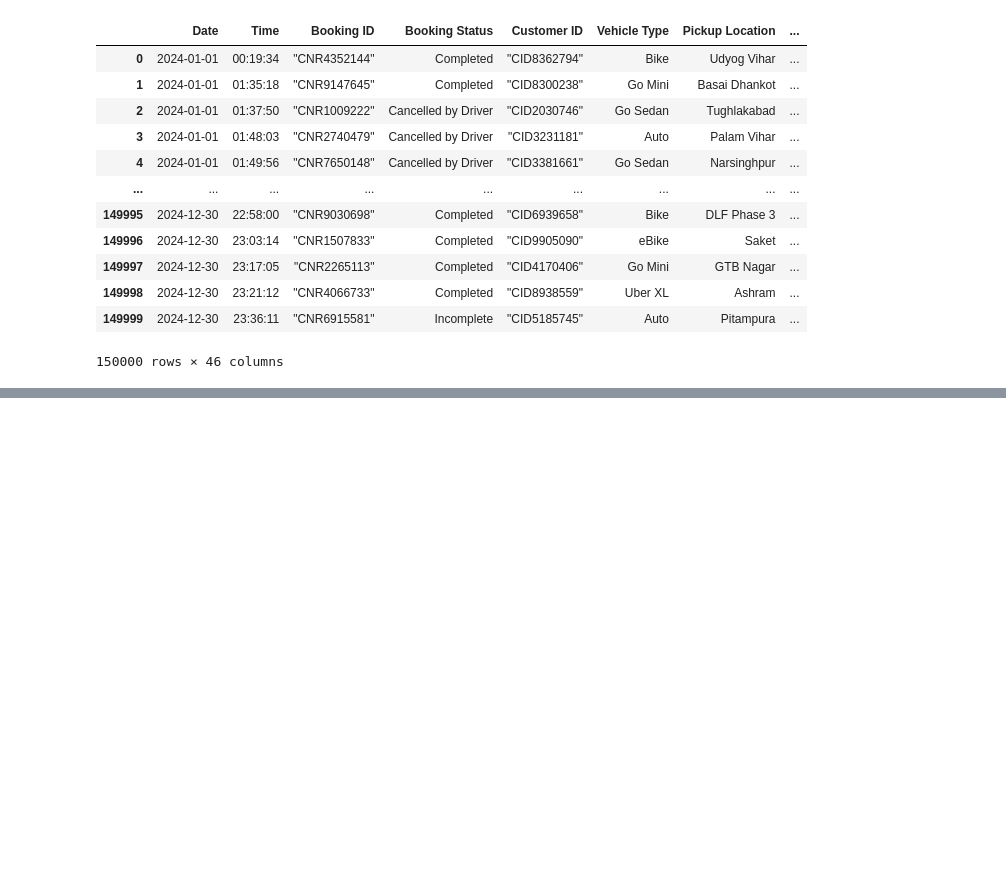
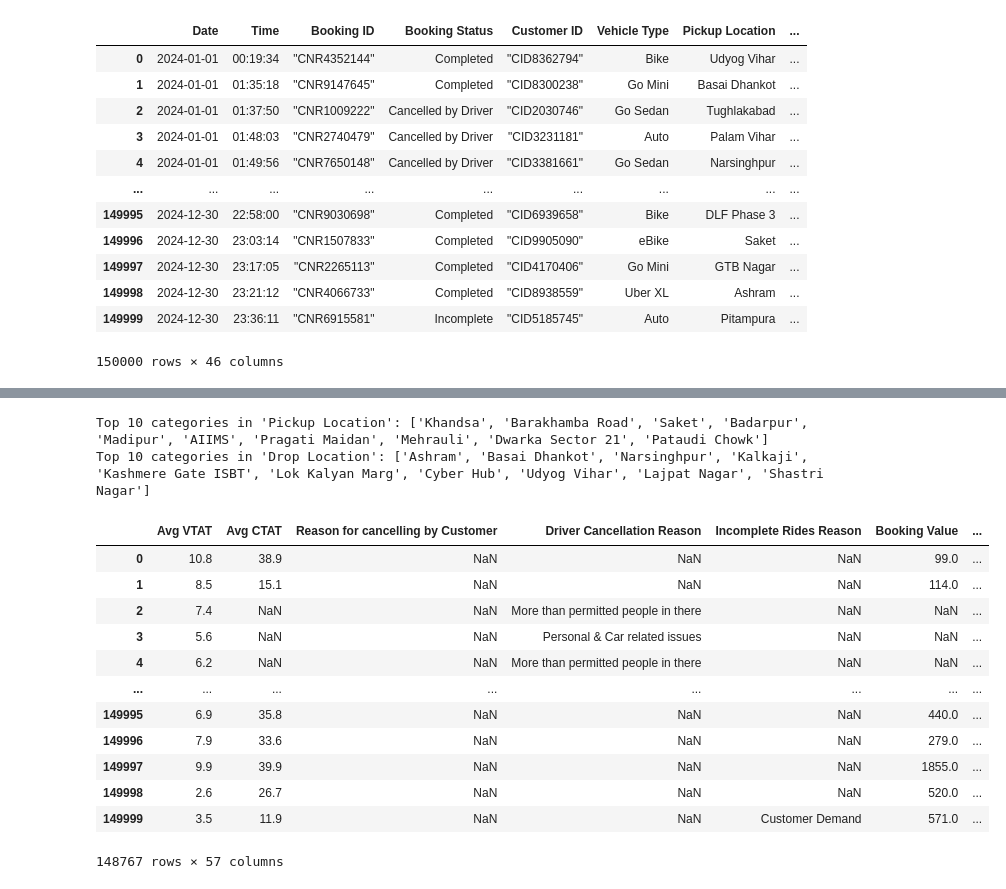
Before and after one commit to Zhiqiang03/CMSE-830-Project, a Jupyter notebook: preprocess.ipynb, the cells around one changed output, grey strips where cells are left out. Drawn from its saved outputs; the diff is of its cells as text; code cells hidden in the pictures; blank space fills up the shorter version.

```diff
--- a/combine_weather_and_ride.ipynb
+++ b/preprocess.ipynb
@@ -88,0 +100,34 @@ rides_with_weather
+# %%
+N = 10
+high_cardinality_cols = ['Pickup Location', 'Drop Location']
+for col in high_cardinality_cols:
+    # Get the top N categories
+    top_categories = df[col].value_counts().nlargest(N).index
+    print(f"Top {N} categories in '{col}': {list(top_categories)}")
+
+    # Replace all other categories with 'Other'
+    df[col] = df[col].where(df[col].isin(top_categories), 'Other')
+# %% [output]
+Top 10 categories in 'Pickup Location': ['Khandsa', 'Barakhamba Road', 'Saket', 'Badarpur', 'Madipur', 'AIIMS', 'Pragati Maidan', 'Mehrauli', 'Dwarka Sector 21', 'Pataudi Chowk']
+Top 10 categories in 'Drop Location': ['Ashram', 'Basai Dhankot', 'Narsinghpur', 'Kalkaji', 'Kashmere Gate ISBT', 'Lok Kalyan Marg', 'Cyber Hub', 'Udyog Vihar', 'Lajpat Nagar', 'Shastri Nagar']
+# %%
+cols_to_encode = [
+    'Booking Status', 'Vehicle Type',
+    'Pickup Location', 'Drop Location'
+]
+df = pd.get_dummies(df, columns=cols_to_encode, drop_first=True, dummy_na=False)
+df
+# %% [output]
+|  | Avg VTAT | Avg CTAT | Reason for cancelling by Customer | Driver Cancellation Reason | Incomplete Rides Reason | Booking Value | ... |
+| 0 | 10.8 | 38.9 | NaN | NaN | NaN | 99.0 | ... |
+| 1 | 8.5 | 15.1 | NaN | NaN | NaN | 114.0 | ... |
+| 2 | 7.4 | NaN | NaN | More than permitted people in there | NaN | NaN | ... |
+| 3 | 5.6 | NaN | NaN | Personal & Car related issues | NaN | NaN | ... |
+| 4 | 6.2 | NaN | NaN | More than permitted people in there | NaN | NaN | ... |
+| ... | ... | ... | ... | ... | ... | ... | ... |
+| 149995 | 6.9 | 35.8 | NaN | NaN | NaN | 440.0 | ... |
+| 149996 | 7.9 | 33.6 | NaN | NaN | NaN | 279.0 | ... |
+| 149997 | 9.9 | 39.9 | NaN | NaN | NaN | 1855.0 | ... |
+| 149998 | 2.6 | 26.7 | NaN | NaN | NaN | 520.0 | ... |
+| 149999 | 3.5 | 11.9 | NaN | NaN | Customer Demand | 571.0 | ... |
+148767 rows × 57 columns
```
Also changed, not shown: parts of 7 cells of this notebook, 2 other files.
